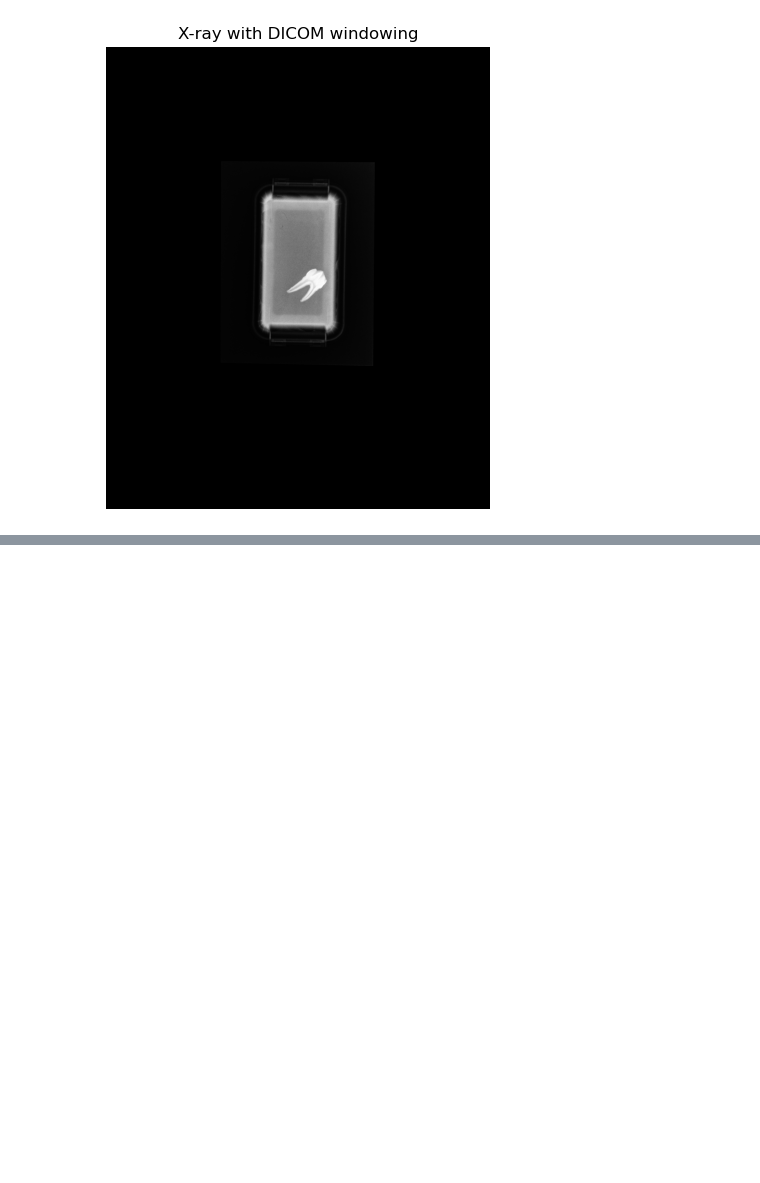
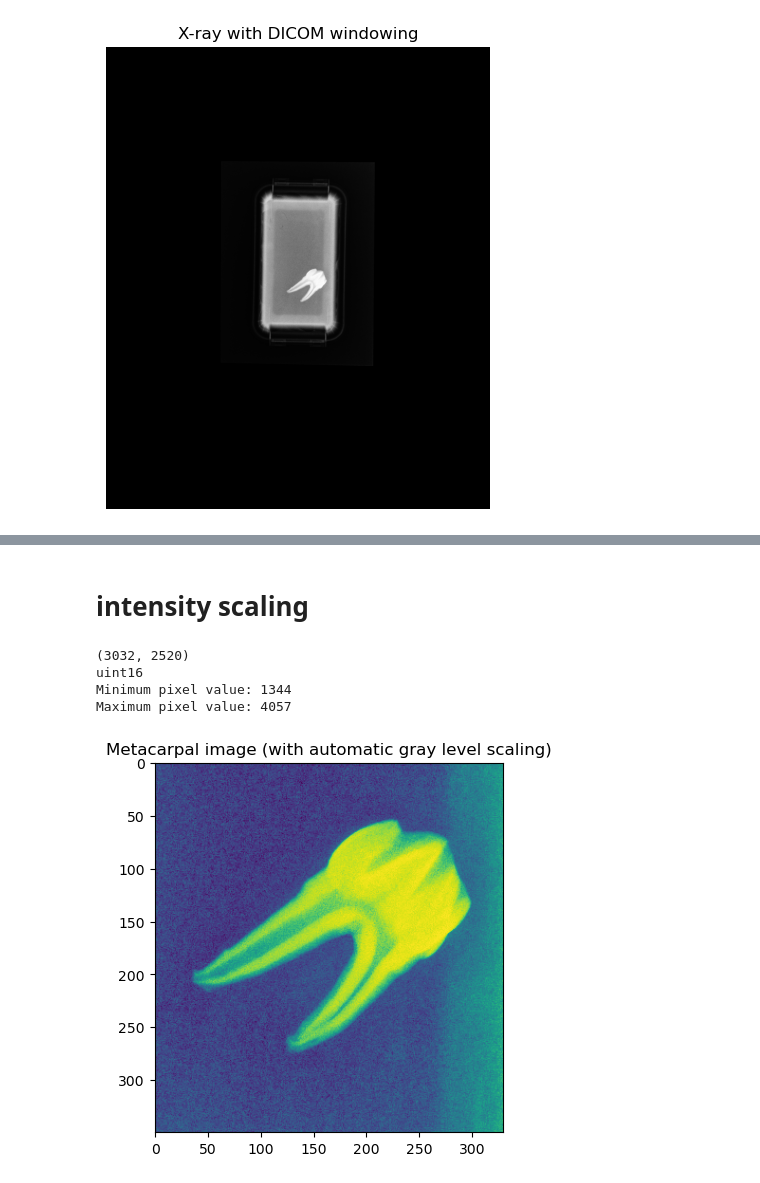
Before and after one commit to linetoemmerup/MedicalImaging, a Jupyter notebook: xray_analysis.ipynb, the cells around one changed output, grey strips where cells are left out. Cells and saved outputs as stored; diff of their text form; code cells hidden in the pictures; blank space fills up the shorter version.

```diff
--- a/xray_analysis.ipynb
+++ b/xray_analysis.ipynb
@@ -112,0 +114,24 @@ plt.show()
+# %% [markdown]
+# intensity scaling #
+# %%
+img_scaled = ds.pixel_array
+print(img_scaled.shape)
+print(img_scaled.dtype)
+list2 = []
+for value in img_scaled[1400:1750, 1150:1480]:
+    list2.append(value)
+
+min_pixel = np.min(list2)
+max_pixel = np.max(list2)
+print("Minimum pixel value:", min_pixel)
+print("Maximum pixel value:", max_pixel)
+
+plt.imshow(img_scaled[1400:1750, 1150:1480], vmin=min_pixel, vmax=max_pixel)
+plt.title('Metacarpal image (with automatic gray level scaling)')
+plt.show()
+# %% [output]
+(3032, 2520)
+uint16
+Minimum pixel value: 1344
+Maximum pixel value: 4057
+[figure, added]
```
Also changed, not shown: parts of 2 cells of this notebook.
